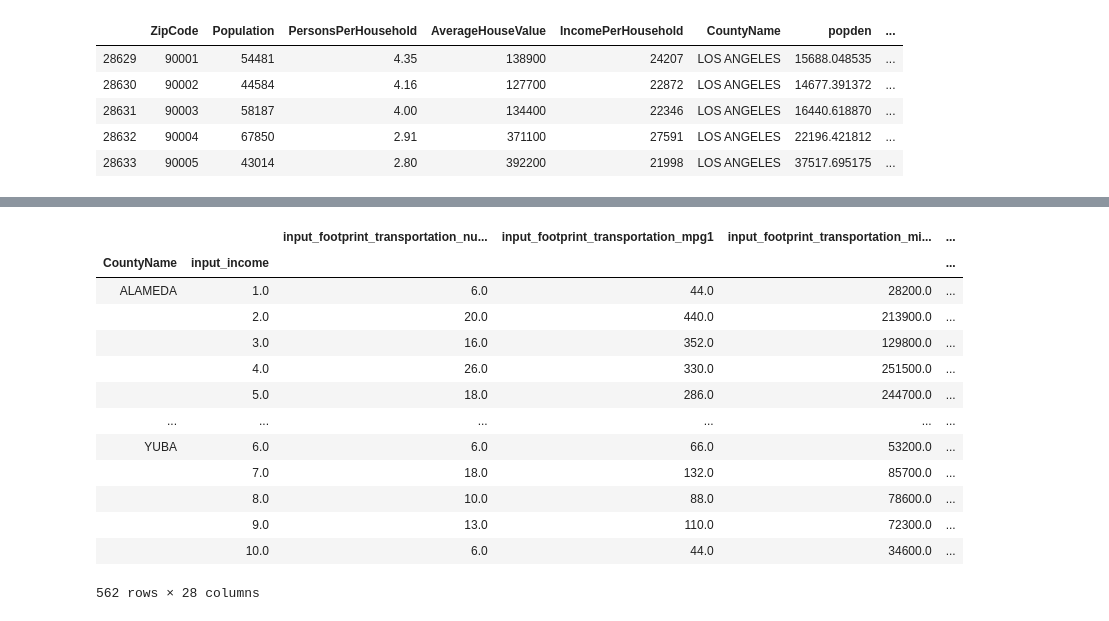
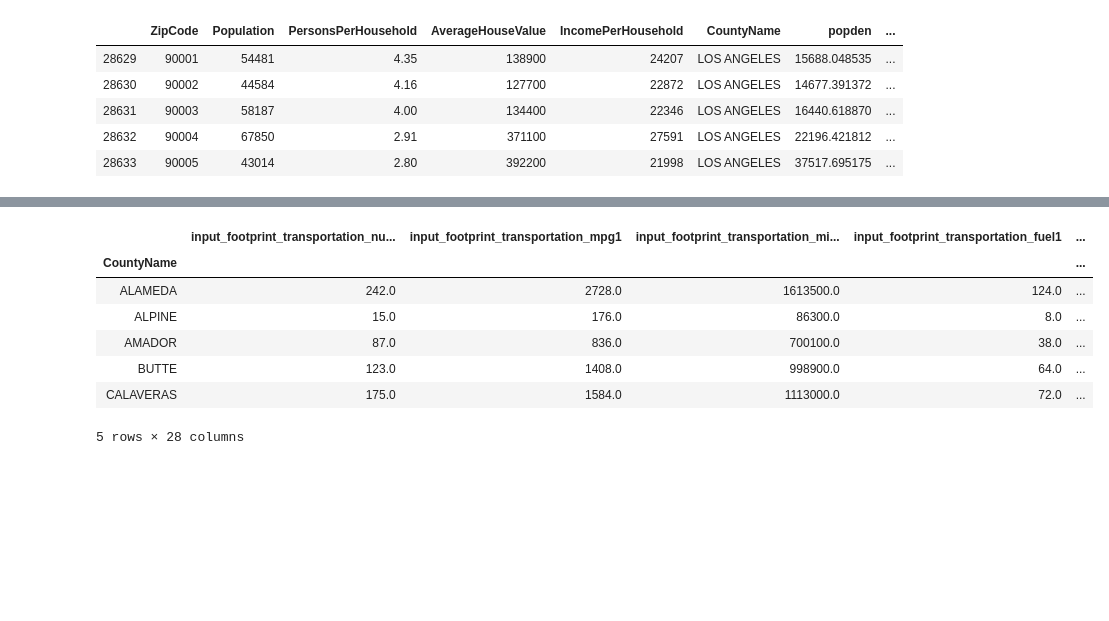
Before and after one commit to vincent-lao/carbon-footprint, a Jupyter notebook: code/eda/JonesKammen_with_CoolClimate.ipynb, the cells around one changed output, grey strips where cells are left out. Saved outputs shown, nothing was run; the diff lists cells and outputs as text; code cells hidden in the pictures; blank space fills up the shorter version.

Commit message:
FInished the jones kammann + coolclimate code and exported the dataset to the datafolder
FInished the jones kammann + coolclimate code and exported the dataset to the datafolder

```diff
--- a/code/eda/JonesKammen_with_CoolClimate.ipynb
+++ b/code/eda/JonesKammen_with_CoolClimate.ipynb
@@ -227,17 +233,13 @@ mergedZC.head()
-# %%
-mergedZC.groupby(['CountyName','input_income']).sum()
-# %% [output]
-|  |  | input_footprint_transportation_nu... | input_footprint_transportation_mpg1 | input_footprint_transportation_mi... | ... |
-| CountyName | input_income |  |  |  | ... |
-| ALAMEDA | 1.0 | 6.0 | 44.0 | 28200.0 | ... |
-|  | 2.0 | 20.0 | 440.0 | 213900.0 | ... |
-|  | 3.0 | 16.0 | 352.0 | 129800.0 | ... |
-|  | 4.0 | 26.0 | 330.0 | 251500.0 | ... |
-|  | 5.0 | 18.0 | 286.0 | 244700.0 | ... |
-| ... | ... | ... | ... | ... | ... |
-| YUBA | 6.0 | 6.0 | 66.0 | 53200.0 | ... |
-|  | 7.0 | 18.0 | 132.0 | 85700.0 | ... |
-|  | 8.0 | 10.0 | 88.0 | 78600.0 | ... |
-|  | 9.0 | 13.0 | 110.0 | 72300.0 | ... |
-|  | 10.0 | 6.0 | 44.0 | 34600.0 | ... |
-562 rows × 28 columns
+# %%
+final_dataset = mergedZC.groupby(['CountyName']).sum()
+final_dataset = final_dataset.drop(columns=["input_income"])
+final_dataset.head()
+# %% [output]
+|  | input_footprint_transportation_nu... | input_footprint_transportation_mpg1 | input_footprint_transportation_mi... | input_footprint_transportation_fuel1 | ... |
+| CountyName |  |  |  |  | ... |
+| ALAMEDA | 242.0 | 2728.0 | 1613500.0 | 124.0 | ... |
+| ALPINE | 15.0 | 176.0 | 86300.0 | 8.0 | ... |
+| AMADOR | 87.0 | 836.0 | 700100.0 | 38.0 | ... |
+| BUTTE | 123.0 | 1408.0 | 998900.0 | 64.0 | ... |
+| CALAVERAS | 175.0 | 1584.0 | 1113000.0 | 72.0 | ... |
+5 rows × 28 columns
```
Also changed, not shown: parts of 3 cells of this notebook, 1 other file.
